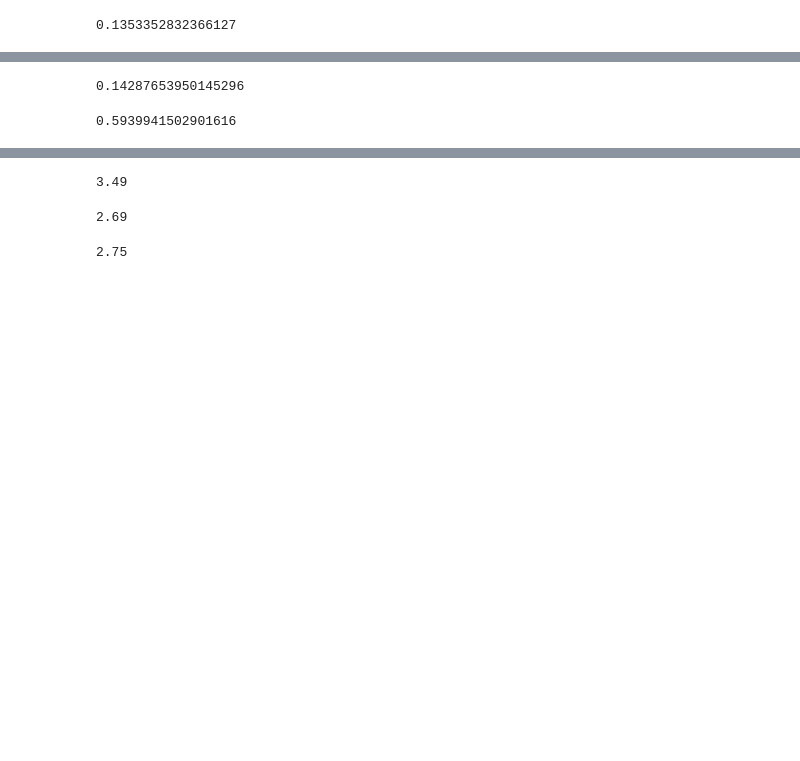
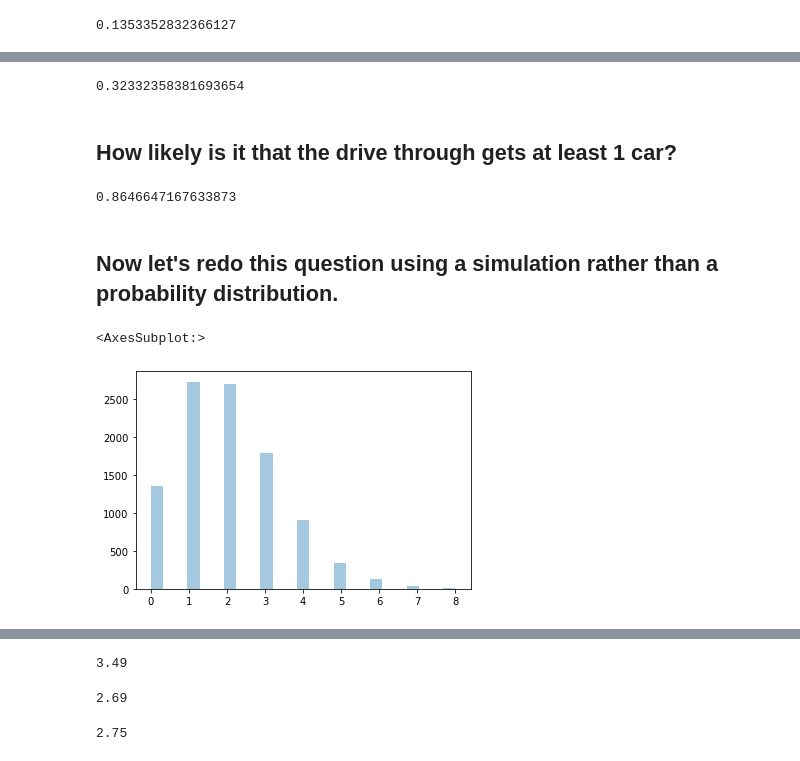
Before and after one commit to malachi-hale/statistics-exercises, a Jupyter notebook: probability_distributions.ipynb, the cells around one changed output, grey strips where cells are left out. Drawn from its saved outputs; the diff is of its cells as text; code cells hidden in the pictures; blank space fills up the shorter version.

Commit message:
updates to distribution exercises

```diff
--- a/probability_distributions.ipynb
+++ b/probability_distributions.ipynb
@@ -27,8 +35,22 @@ one_a
 # %%
+one_b = stats.poisson(2).sf(2)
 one_b
 # %% [output]
-0.14287653950145296
+0.32332358381693654
+# %% [markdown]
+## How likely is it that the drive through gets at least 1 car?
 # %%
+one_c = stats.poisson(2).sf(0)
 one_c
 # %% [output]
-0.5939941502901616
+0.8646647167633873
+# %% [markdown]
+## Now let's redo this question using a simulation rather than a probability distribution.
+# %%
+poisson_sample = random.poisson(lam = 2, size = 10_000)
+# %%
+
+sns.distplot(poisson_sample, kde = False, bins = 25)
+# %% [output]
+<AxesSubplot:>
+[figure, added]
```
Also changed, not shown: parts of 47 cells of this notebook.
